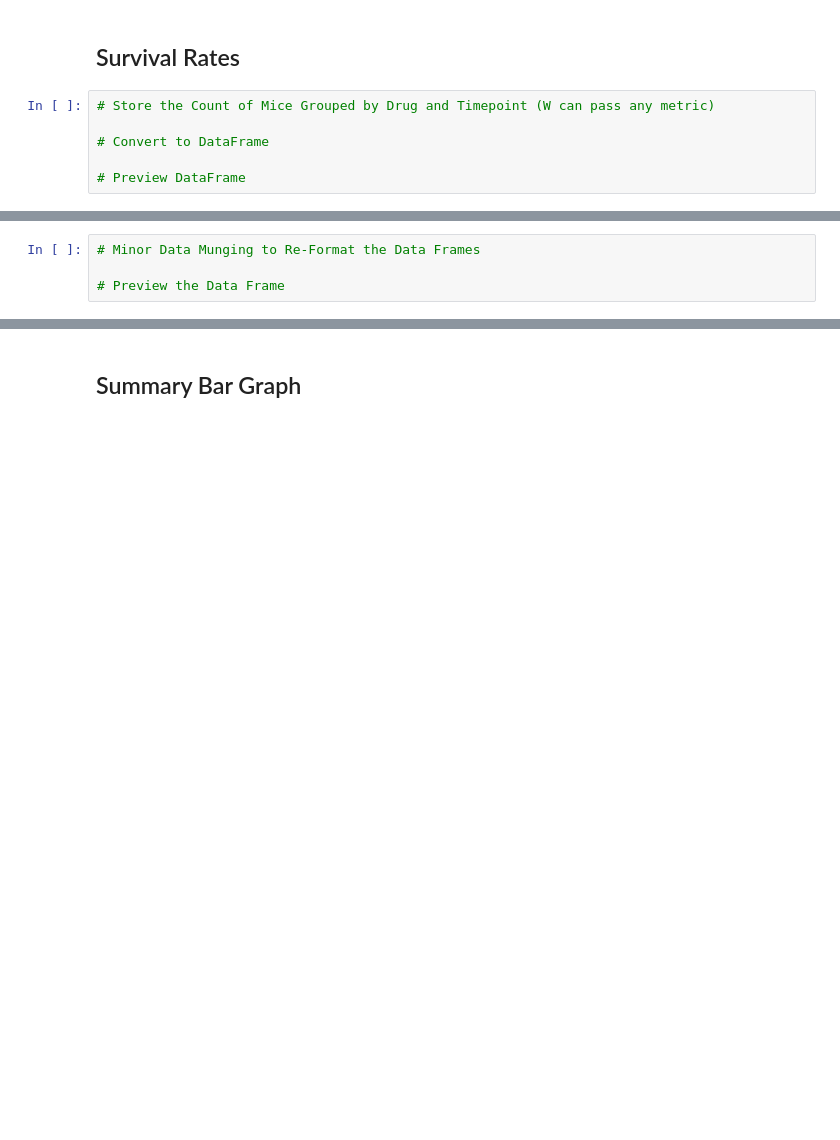
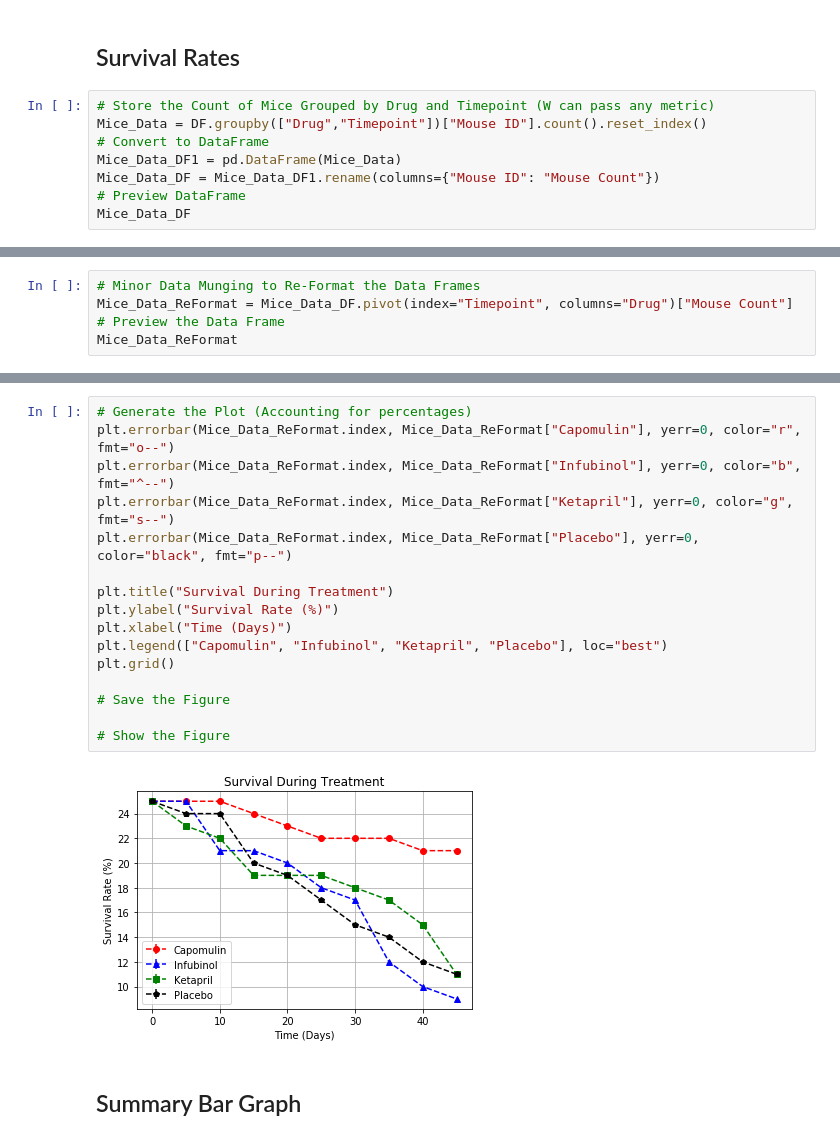
Before and after one commit to m-zurita/matplotlib-challenge, a Jupyter notebook: Pymaceuticals_pymaceuticals_starter.ipynb, the cells around one changed output, grey strips where cells are left out. Cells and saved outputs as stored; diff of their text form; blank space fills up the shorter version.

```diff
--- a/Pymaceuticals_pymaceuticals_starter.ipynb
+++ b/Pymaceuticals_pymaceuticals_starter.ipynb
@@ -236,7 +206,9 @@ plt.grid()
 ## Survival Rates
 # %%
 # Store the Count of Mice Grouped by Drug and Timepoint (W can pass any metric)
-
+Mice_Data = DF.groupby(["Drug","Timepoint"])["Mouse ID"].count().reset_index()
 # Convert to DataFrame
-
+Mice_Data_DF1 = pd.DataFrame(Mice_Data)
+Mice_Data_DF = Mice_Data_DF1.rename(columns={"Mouse ID": "Mouse Count"})
 # Preview DataFrame
+Mice_Data_DF
@@ -251,4 +229,5 @@ plt.grid()
 # %%
 # Minor Data Munging to Re-Format the Data Frames
-
+Mice_Data_ReFormat = Mice_Data_DF.pivot(index="Timepoint", columns="Drug")["Mouse Count"]
 # Preview the Data Frame
+Mice_Data_ReFormat
@@ -274,3 +247,21 @@ plt.show()
+# %%
+# Generate the Plot (Accounting for percentages)
+plt.errorbar(Mice_Data_ReFormat.index, Mice_Data_ReFormat["Capomulin"], yerr=0, color="r", fmt="o--")
+plt.errorbar(Mice_Data_ReFormat.index, Mice_Data_ReFormat["Infubinol"], yerr=0, color="b", fmt="^--")
+plt.errorbar(Mice_Data_ReFormat.index, Mice_Data_ReFormat["Ketapril"], yerr=0, color="g", fmt="s--")
+plt.errorbar(Mice_Data_ReFormat.index, Mice_Data_ReFormat["Placebo"], yerr=0, color="black", fmt="p--")
+
+plt.title("Survival During Treatment")
+plt.ylabel("Survival Rate (%)")
+plt.xlabel("Time (Days)")
+plt.legend(["Capomulin", "Infubinol", "Ketapril", "Placebo"], loc="best")
+plt.grid()
+
+# Save the Figure
+
+# Show the Figure
+# %% [output]
+[figure, added]
 # %% [markdown]
 ## Summary Bar Graph
 # %%
```
Also changed, not shown: parts of 10 cells of this notebook.
